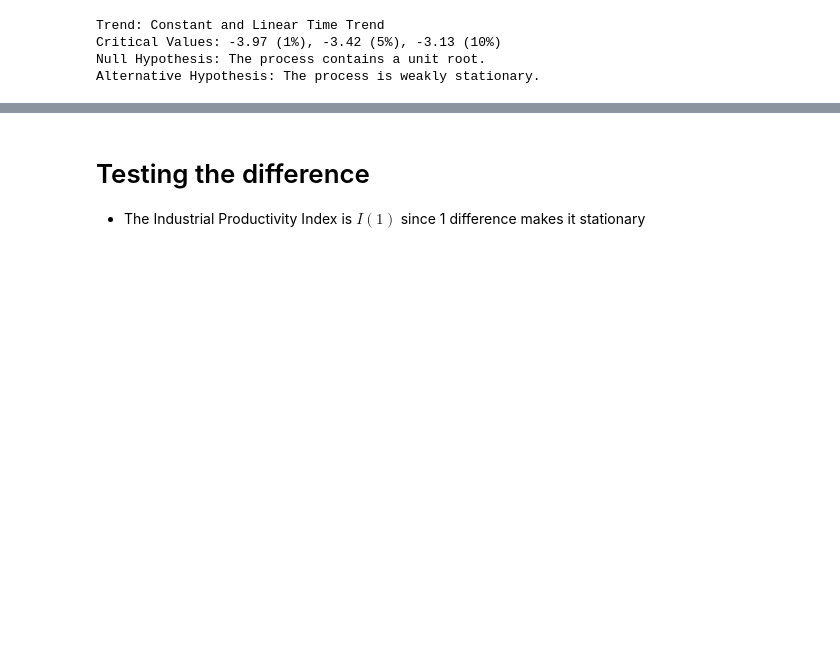
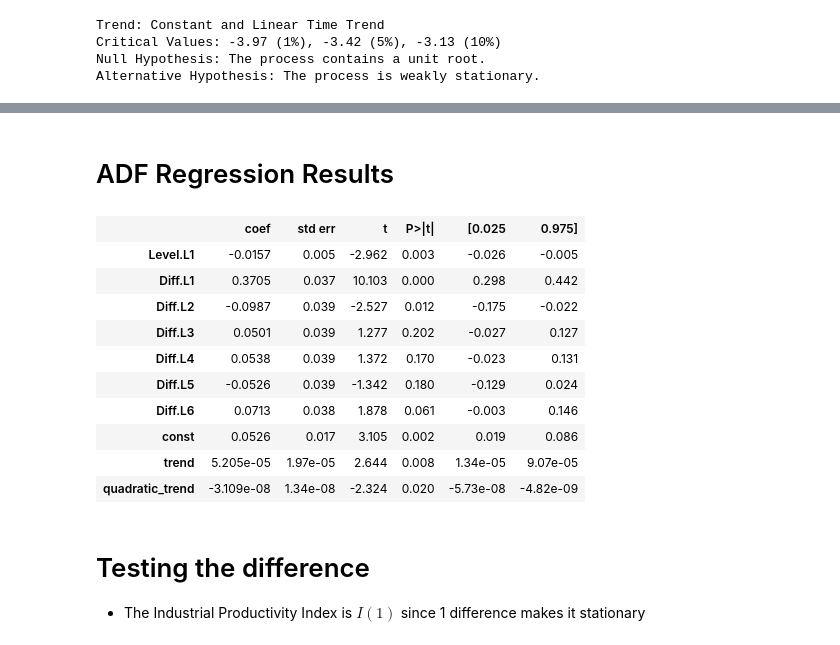
Before and after one commit to bashtage/kevinsheppard.com, a Jupyter notebook: site/files/teaching/mfe/slides/time-series-slides-2020-21-in-person-week-3.ipynb, the cells around one changed output, grey strips where cells are left out. Cells and saved outputs as stored; diff of their text form; code cells hidden in the pictures; blank space fills up the shorter version.

```diff
--- a/site/files/teaching/mfe/slides/time-series-slides-2020-21-in-person-week-3.ipynb
+++ b/site/files/teaching/mfe/slides/time-series-slides-2020-21-in-person-week-3.ipynb
@@ -607,0 +635,3 @@ Alternative Hypothesis: The process is weakly stationary.
+# %%
+adf = ADF(ln_indpro, trend="ctt")
+adf
@@ -608,3 +647,19 @@ Alternative Hypothesis: The process is weakly stationary.
+# %% [markdown]
+# ADF Regression Results
+# %%
+summary(adf.regression)
+# %% [output]
+|  | coef | std err | t | P>|t| | [0.025 | 0.975] |
+| Level.L1 | -0.0157 | 0.005 | -2.962 | 0.003 | -0.026 | -0.005 |
+| Diff.L1 | 0.3705 | 0.037 | 10.103 | 0.000 | 0.298 | 0.442 |
+| Diff.L2 | -0.0987 | 0.039 | -2.527 | 0.012 | -0.175 | -0.022 |
+| Diff.L3 | 0.0501 | 0.039 | 1.277 | 0.202 | -0.027 | 0.127 |
+| Diff.L4 | 0.0538 | 0.039 | 1.372 | 0.170 | -0.023 | 0.131 |
+| Diff.L5 | -0.0526 | 0.039 | -1.342 | 0.180 | -0.129 | 0.024 |
+| Diff.L6 | 0.0713 | 0.038 | 1.878 | 0.061 | -0.003 | 0.146 |
+| const | 0.0526 | 0.017 | 3.105 | 0.002 | 0.019 | 0.086 |
+| trend | 5.205e-05 | 1.97e-05 | 2.644 | 0.008 | 1.34e-05 | 9.07e-05 |
+| quadratic_trend | -3.109e-08 | 1.34e-08 | -2.324 | 0.020 | -5.73e-08 | -4.82e-09 |
 # %% [markdown]
 # Testing the difference
 
```
Also changed, not shown: parts of 14 cells of this notebook, 5 other files.
